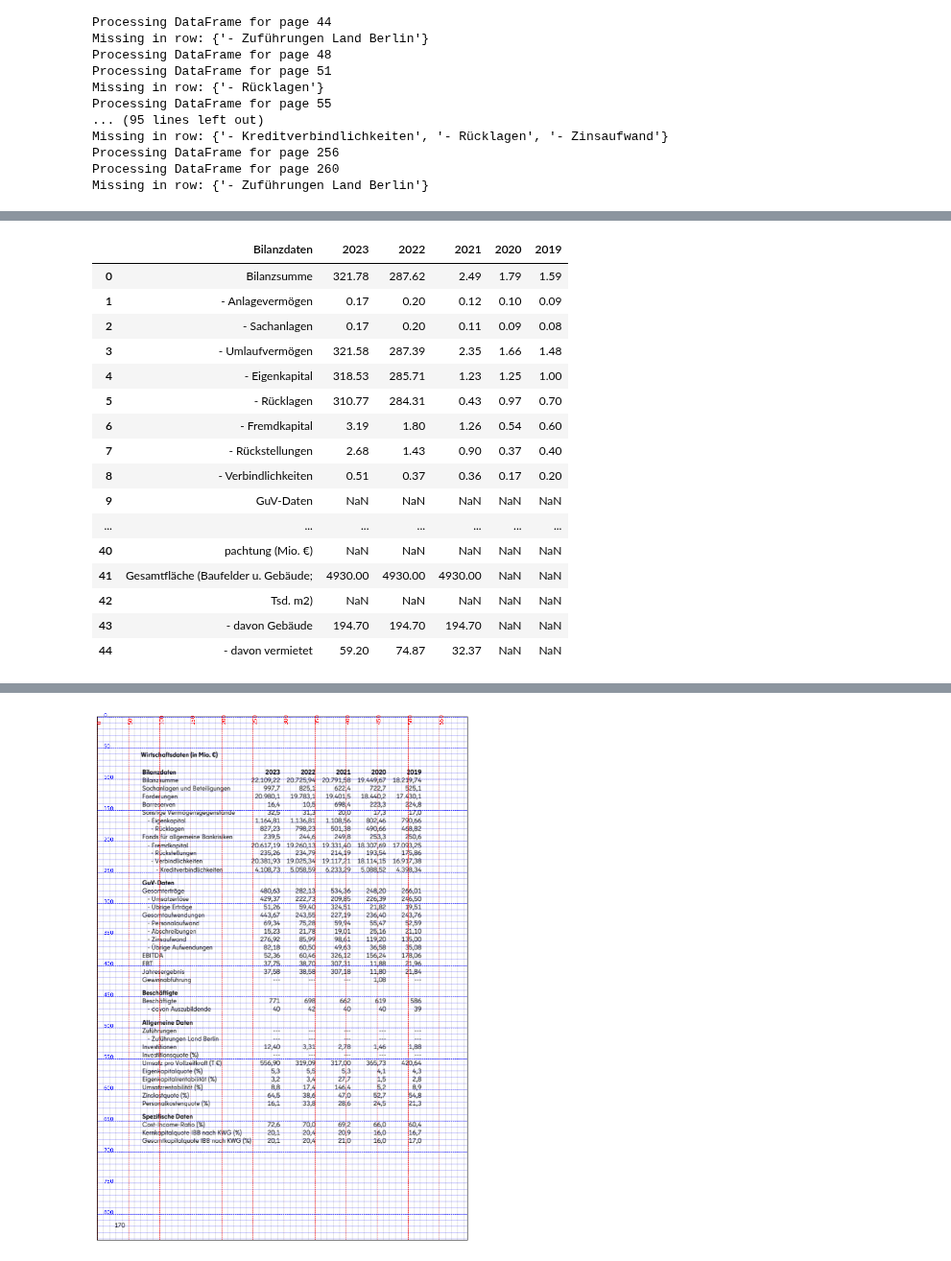
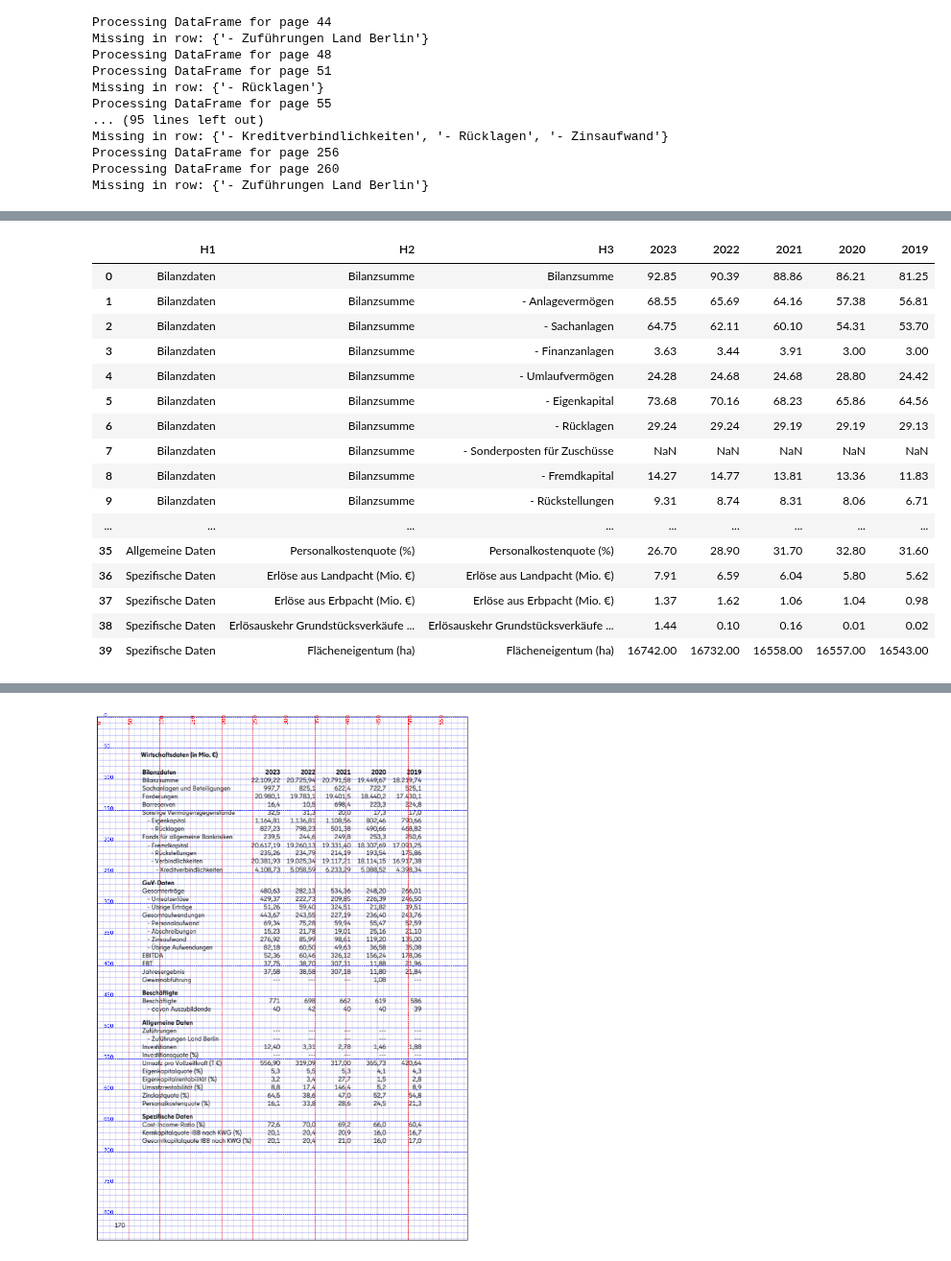
Before and after one commit to Famondir/Thesis, a Jupyter notebook: Beteiligungsberichte/extract_data_bb.ipynb, the cells around one changed output, grey strips where cells are left out. Shown at 96% size. Saved outputs shown, nothing was run; the diff lists cells and outputs as text; code cells hidden in the pictures.

Commit message:
extracting hierarchies and adding all skipped rows

```diff
--- a/Beteiligungsberichte/extract_data_bb.ipynb
+++ b/Beteiligungsberichte/extract_data_bb.ipynb
@@ -90,7 +72,7 @@ def extract_numbers(text):
     text = text.replace('CO 2-', 'COO_')  # replace line breaks with spaces
     # pprint(text)
     # Only match spaces that are not preceded by \r or \n
-    pattern = r'((?:-?[a-zA-ZäöüÄÖÜß² /\.\(\)%€_]+)(?:(?:[^\r\n]\s*-?[\.\d]+(?:,[\d]+)?)|(?:\s---)){1,})'
+    pattern = r'((?:-?[a-zA-ZäöüÄÖÜß²³ /\.\(\)%€_,]+-?[a-zA-ZäöüÄÖÜß² /\.\(\)%€_]+)(?:(?:[^\r\n]\s*-?[\.\d]+(?:,[\d]+)?)|(?:\s---)){1,})'
     matches = []
     for match in re.findall(pattern, text):
         s = match
@@ -101,4 +83,4 @@ def extract_numbers(text):
     matches = [m for m in matches if len(m) > 1]  # Filter out single-item lists
     return matches
 
-pprint(extract_numbers(pages_of_interest[55]['text']))
+# pprint(extract_numbers(pages_of_interest[0]['text']))
@@ -262,11 +172,7 @@ for p_no in page_numbers[:]:
         multiple_tables=False,
         stream=True,
         guess=False,
+        pandas_options={'dtype': str, 'header': None},
         # pandas_options={'keep_default_na': False, 'na_filter': False}
     )
     df_list.append(df[0])
-# %%
-df = pd.DataFrame(df_list[0])
-df.columns = ['Bezeichnung'] + df.loc[0][1:].to_list()
-df['Bezeichnung'].to_list()
-df
@@ -364,3 +304,49 @@ Processing DataFrame for page 260 (59)
 # %%
-df_list_copy[52]
+idx = 9  # Index of the page of interest
+
+def postprocess_dfs(df, idx, verbose=False):
+    df = df.dropna(how='all')
+    df = clean_first_column(df)
+    df.columns = ['H3'] + df.iloc[0][1:].astype(int).to_list()
+
+    year_columns = [col for col in df.columns if str(col).strip().isdigit() and 1900 <= int(col) <= 2100]
+    # print(year_columns)
+
+    # Insert a new row at the top with the first column set to the first cell value, others as NaN
+    first_col = df.columns[0]
+    first_cell = df.iloc[0,0]
+    new_row = {col: (first_cell if col == first_col else np.nan) for col in df.columns}
+    df = df.copy()
+    df.iloc[0] = new_row  # Set the first row to the new row
+
+    # # find top hierarchy entries
+    mask = df.drop('H3', axis=1).isna().all(axis=1)
+    col_h1 = [entry if bool and entry in ['Bilanzdaten', 'GuV-Daten', 'Beschäftigte', 'Allgemeine Daten', 'Spezifische Daten'] else np.nan for entry, bool in zip(df['H3'], mask)]
+    # # Insert new column at position 1 with this value for all rows
+    df.insert(0, 'H1', col_h1)
+    # Use .loc to avoid SettingWithCopyWarning
+    df.loc[:, 'H1'] = df['H1'].ffill()
+    df = df[~((df['H1'] == df['H3']) & (df[year_columns].isna().all(axis=1)))]
+    df = combine_rows(df)
+
+    # add missing rows
+    df = add_missing_rows(df, idx, verbose=verbose)
+
+    # # find second hierarchy entries
+    mask = ~df['H3'].str.startswith('-')
+    col_h2 = [entry if bool else np.nan for entry, bool in zip(df['H3'], mask)]
+    df.insert(1, 'H2', col_h2)
+    df['H2'] = df['H2'].ffill()
+
+    # missing value instead of "---"; missing means not applicable for company
+    df = df.map(lambda x: np.nan if str(x).startswith('---') else x)
+
+    # Convert the last 5 columns to numeric, using ',' as the decimal separator
+    for col in year_columns:
+        df[col] = df[col].str.replace('.', '', regex=False).str.replace(',', '.', regex=False)
+        df[col] = pd.to_numeric(df[col], errors='coerce')
+
+    return df
+
+postprocess_dfs(df_list[idx], idx, verbose=True)
 # %% [output]
@@ -367,17 +355,17 @@ df_list_copy[52]
-|  | Bilanzdaten | 2023 | 2022 | 2021 | 2020 | 2019 |
-| 0 | Bilanzsumme | 321.78 | 287.62 | 2.49 | 1.79 | 1.59 |
-| 1 | - Anlagevermögen | 0.17 | 0.20 | 0.12 | 0.10 | 0.09 |
-| 2 | - Sachanlagen | 0.17 | 0.20 | 0.11 | 0.09 | 0.08 |
-| 3 | - Umlaufvermögen | 321.58 | 287.39 | 2.35 | 1.66 | 1.48 |
-| 4 | - Eigenkapital | 318.53 | 285.71 | 1.23 | 1.25 | 1.00 |
-| 5 | - Rücklagen | 310.77 | 284.31 | 0.43 | 0.97 | 0.70 |
-| 6 | - Fremdkapital | 3.19 | 1.80 | 1.26 | 0.54 | 0.60 |
-| 7 | - Rückstellungen | 2.68 | 1.43 | 0.90 | 0.37 | 0.40 |
-| 8 | - Verbindlichkeiten | 0.51 | 0.37 | 0.36 | 0.17 | 0.20 |
-| 9 | GuV-Daten | NaN | NaN | NaN | NaN | NaN |
-| ... | ... | ... | ... | ... | ... | ... |
-| 40 | pachtung (Mio. €) | NaN | NaN | NaN | NaN | NaN |
-| 41 | Gesamtfläche (Baufelder u. Gebäude; | 4930.00 | 4930.00 | 4930.00 | NaN | NaN |
-| 42 | Tsd. m2) | NaN | NaN | NaN | NaN | NaN |
-| 43 | - davon Gebäude | 194.70 | 194.70 | 194.70 | NaN | NaN |
-| 44 | - davon vermietet | 59.20 | 74.87 | 32.37 | NaN | NaN |
+|  | H1 | H2 | H3 | 2023 | 2022 | 2021 | 2020 | 2019 |
+| 0 | Bilanzdaten | Bilanzsumme | Bilanzsumme | 92.85 | 90.39 | 88.86 | 86.21 | 81.25 |
+| 1 | Bilanzdaten | Bilanzsumme | - Anlagevermögen | 68.55 | 65.69 | 64.16 | 57.38 | 56.81 |
+| 2 | Bilanzdaten | Bilanzsumme | - Sachanlagen | 64.75 | 62.11 | 60.10 | 54.31 | 53.70 |
+| 3 | Bilanzdaten | Bilanzsumme | - Finanzanlagen | 3.63 | 3.44 | 3.91 | 3.00 | 3.00 |
+| 4 | Bilanzdaten | Bilanzsumme | - Umlaufvermögen | 24.28 | 24.68 | 24.68 | 28.80 | 24.42 |
+| 5 | Bilanzdaten | Bilanzsumme | - Eigenkapital | 73.68 | 70.16 | 68.23 | 65.86 | 64.56 |
+| 6 | Bilanzdaten | Bilanzsumme | - Rücklagen | 29.24 | 29.24 | 29.19 | 29.19 | 29.13 |
+| 7 | Bilanzdaten | Bilanzsumme | - Sonderposten für Zuschüsse | NaN | NaN | NaN | NaN | NaN |
+| 8 | Bilanzdaten | Bilanzsumme | - Fremdkapital | 14.27 | 14.77 | 13.81 | 13.36 | 11.83 |
+| 9 | Bilanzdaten | Bilanzsumme | - Rückstellungen | 9.31 | 8.74 | 8.31 | 8.06 | 6.71 |
+| ... | ... | ... | ... | ... | ... | ... | ... | ... |
+| 35 | Allgemeine Daten | Personalkostenquote (%) | Personalkostenquote (%) | 26.70 | 28.90 | 31.70 | 32.80 | 31.60 |
+| 36 | Spezifische Daten | Erlöse aus Landpacht (Mio. €) | Erlöse aus Landpacht (Mio. €) | 7.91 | 6.59 | 6.04 | 5.80 | 5.62 |
+| 37 | Spezifische Daten | Erlöse aus Erbpacht (Mio. €) | Erlöse aus Erbpacht (Mio. €) | 1.37 | 1.62 | 1.06 | 1.04 | 0.98 |
+| 38 | Spezifische Daten | Erlösauskehr Grundstücksverkäufe ... | Erlösauskehr Grundstücksverkäufe ... | 1.44 | 0.10 | 0.16 | 0.01 | 0.02 |
+| 39 | Spezifische Daten | Flächeneigentum (ha) | Flächeneigentum (ha) | 16742.00 | 16732.00 | 16558.00 | 16557.00 | 16543.00 |
```
Also changed, not shown: parts of 19 cells of this notebook.
